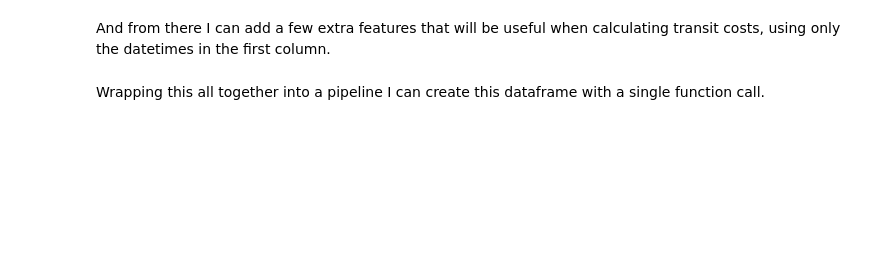
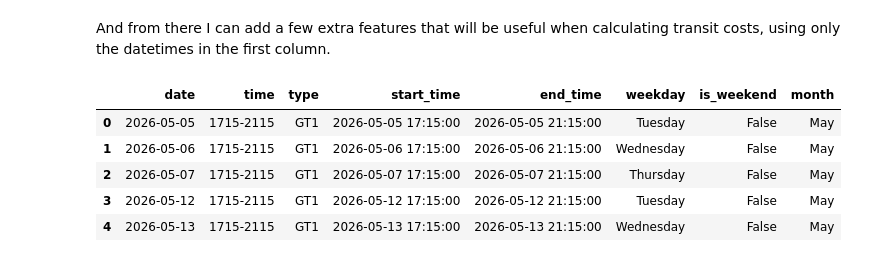
Before and after one commit to imax37/compass-dash, a Jupyter notebook: notebooks/demo.ipynb, the cells around one changed output. Drawn from its saved outputs; the diff is of its cells as text; code cells hidden in the pictures; blank space fills up the shorter version.

```diff
--- a/notebooks/demo.ipynb
+++ b/notebooks/demo.ipynb
@@ -84,10 +119,14 @@ df.head()
 # %% [markdown]
 And from there I can add a few extra features that will be useful when calculating transit costs, using only the datetimes in the first column.
 # %%
-from src.processing.features import add_features
+from src.pipeline import run_pipeline
 
-df = add_features(df)
-
+df = run_pipeline(FILE_PATH, START_YEAR, FIRST_NAME, LAST_NAME)
 df.head()
+# %% [output]
+|  | date | time | type | start_time | end_time | weekday | is_weekend | month |
+| 0 | 2026-05-05 | 1715-2115 | GT1 | 2026-05-05 17:15:00 | 2026-05-05 21:15:00 | Tuesday | False | May |
+| 1 | 2026-05-06 | 1715-2115 | GT1 | 2026-05-06 17:15:00 | 2026-05-06 21:15:00 | Wednesday | False | May |
+| 2 | 2026-05-07 | 1715-2115 | GT1 | 2026-05-07 17:15:00 | 2026-05-07 21:15:00 | Thursday | False | May |
+| 3 | 2026-05-12 | 1715-2115 | GT1 | 2026-05-12 17:15:00 | 2026-05-12 21:15:00 | Tuesday | False | May |
+| 4 | 2026-05-13 | 1715-2115 | GT1 | 2026-05-13 17:15:00 | 2026-05-13 21:15:00 | Wednesday | False | May |
-# %% [markdown]
-Wrapping this all together into a pipeline I can create this dataframe with a single function call.
```
Also changed, not shown: parts of 39 cells of this notebook.
